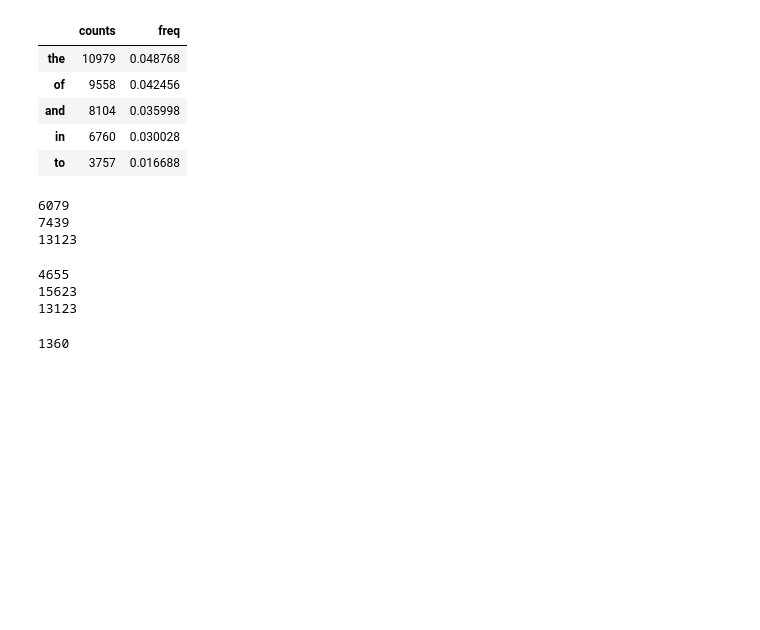
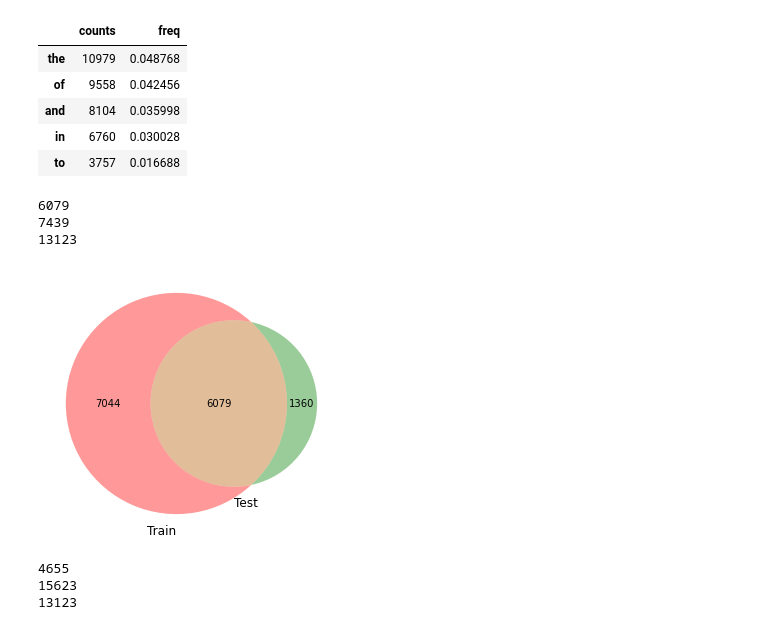
Before and after one commit to UHBristolDataScience/CAP-LeDeR-classification, a Jupyter notebook: classifier_performance_comparison.ipynb, the cells around one changed output. Drawn from its saved outputs; the diff is of its cells as text; code cells hidden in the pictures; blank space fills up the shorter version.

```diff
--- a/classifier_performance_comparison.ipynb
+++ b/classifier_performance_comparison.ipynb
@@ -196,6 +194,17 @@ print(len(x_train_counts.index))
 6079
 7439
 13123
+# %%
+venn2(subsets=[
+    len(set(x_train_counts.index).difference(x_test_counts.index)),
+    len(set(x_test_counts.index).difference(x_train_counts.index)),
+    len(set(x_test_counts.index).intersection(x_train_counts.index))],
+    set_labels=('Train', 'Test')
+);
+plt.tight_layout()
+plt.savefig('venn_train_test.jpg', dpi=300)
+# %% [output]
+[figure, added]
 # %%
 print(len(set(chemprot_counts.index).intersection(x_train_counts.index)))
 print(len(chemprot_counts.index))
@@ -204,7 +213,3 @@ print(len(x_train_counts.index))
 4655
 15623
 13123
-# %%
-len(set(x_test_counts.index).difference(x_train_counts.index))
-# %% [output]
-1360
```
Also changed, not shown: parts of 4 cells of this notebook, 3 other files.
